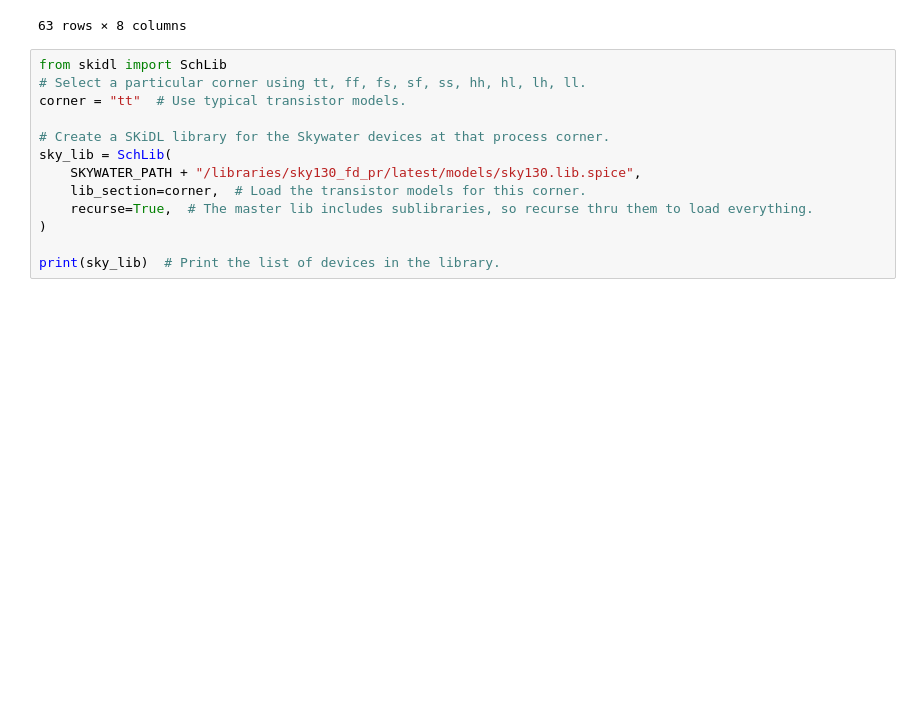
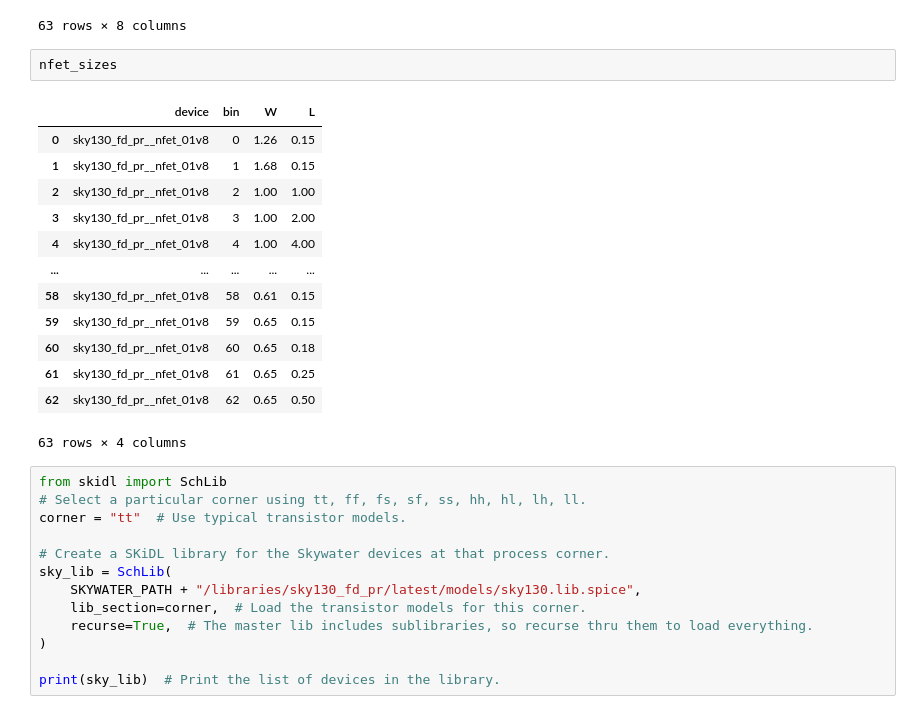
Before and after one commit to NooriDan/SymXplorer, a Jupyter notebook: Scripts/skywater.ipynb, the cells around one changed output. Cells and saved outputs as stored; diff of their text form; blank space fills up the shorter version.

```diff
--- a/Scripts/skywater.ipynb
+++ b/Scripts/skywater.ipynb
@@ -123,6 +123,22 @@ pd.concat((nfet_sizes, pfet_sizes), axis=1)
 | 61 | sky130_fd_pr__nfet_01v8 | 61 | 0.65 | 0.25 | NaN | NaN | NaN | NaN |
 | 62 | sky130_fd_pr__nfet_01v8 | 62 | 0.65 | 0.50 | NaN | NaN | NaN | NaN |
 63 rows × 8 columns
+# %%
+nfet_sizes
+# %% [output]
+|  | device | bin | W | L |
+| 0 | sky130_fd_pr__nfet_01v8 | 0 | 1.26 | 0.15 |
+| 1 | sky130_fd_pr__nfet_01v8 | 1 | 1.68 | 0.15 |
+| 2 | sky130_fd_pr__nfet_01v8 | 2 | 1.00 | 1.00 |
+| 3 | sky130_fd_pr__nfet_01v8 | 3 | 1.00 | 2.00 |
+| 4 | sky130_fd_pr__nfet_01v8 | 4 | 1.00 | 4.00 |
+| ... | ... | ... | ... | ... |
+| 58 | sky130_fd_pr__nfet_01v8 | 58 | 0.61 | 0.15 |
+| 59 | sky130_fd_pr__nfet_01v8 | 59 | 0.65 | 0.15 |
+| 60 | sky130_fd_pr__nfet_01v8 | 60 | 0.65 | 0.18 |
+| 61 | sky130_fd_pr__nfet_01v8 | 61 | 0.65 | 0.25 |
+| 62 | sky130_fd_pr__nfet_01v8 | 62 | 0.65 | 0.50 |
+63 rows × 4 columns
 # %%
 from skidl import SchLib
 # Select a particular corner using tt, ff, fs, sf, ss, hh, hl, lh, ll.
```
Also changed, not shown: parts of 5 cells of this notebook, 4 other files.
